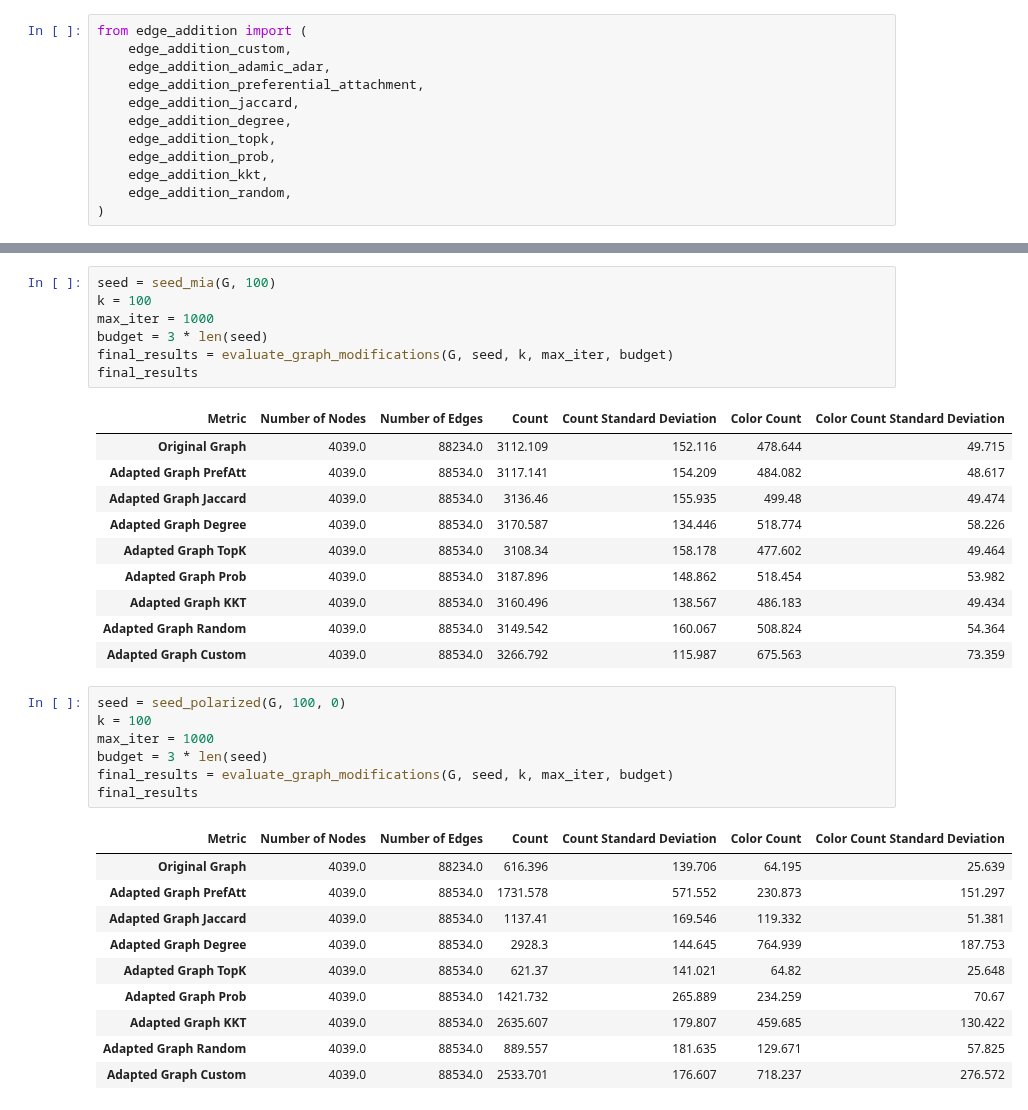
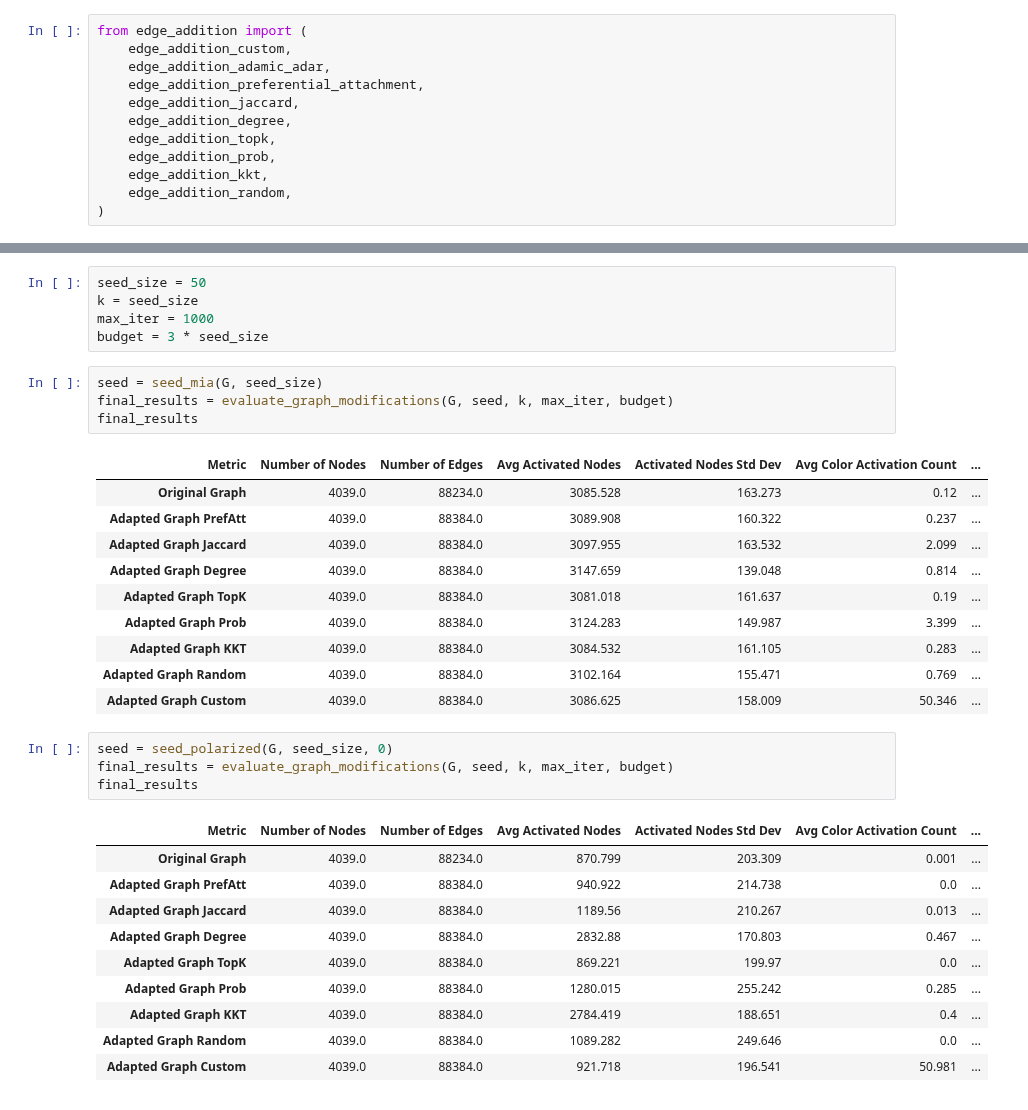
Before and after one commit to jonasq99/Designing_Link_Recommendation_Methods_to_Reduce_Polarization, a Jupyter notebook: link_addidtion.ipynb, the cells around one changed output, grey strips where cells are left out. Saved outputs shown, nothing was run; the diff lists cells and outputs as text.

```diff
--- a/link_addidtion.ipynb
+++ b/link_addidtion.ipynb
@@ -132,37 +143,36 @@ Number of Edges: 88234
+# %%
+seed_size = 50
+k = seed_size
+max_iter = 1000
+budget = 3 * seed_size
 # %%
-seed = seed_mia(G, 100)
-k = 100
-max_iter = 1000
-budget = 3 * len(seed)
+seed = seed_mia(G, seed_size)
 final_results = evaluate_graph_modifications(G, seed, k, max_iter, budget)
 final_results
 # %% [output]
-| Metric | Number of Nodes | Number of Edges | Count | Count Standard Deviation | Color Count | Color Count Standard Deviation |
-| Original Graph | 4039.0 | 88234.0 | 3112.109 | 152.116 | 478.644 | 49.715 |
-| Adapted Graph PrefAtt | 4039.0 | 88534.0 | 3117.141 | 154.209 | 484.082 | 48.617 |
-| Adapted Graph Jaccard | 4039.0 | 88534.0 | 3136.46 | 155.935 | 499.48 | 49.474 |
-| Adapted Graph Degree | 4039.0 | 88534.0 | 3170.587 | 134.446 | 518.774 | 58.226 |
-| Adapted Graph TopK | 4039.0 | 88534.0 | 3108.34 | 158.178 | 477.602 | 49.464 |
-| Adapted Graph Prob | 4039.0 | 88534.0 | 3187.896 | 148.862 | 518.454 | 53.982 |
-| Adapted Graph KKT | 4039.0 | 88534.0 | 3160.496 | 138.567 | 486.183 | 49.434 |
-| Adapted Graph Random | 4039.0 | 88534.0 | 3149.542 | 160.067 | 508.824 | 54.364 |
-| Adapted Graph Custom | 4039.0 | 88534.0 | 3266.792 | 115.987 | 675.563 | 73.359 |
+| Metric | Number of Nodes | Number of Edges | Avg Activated Nodes | Activated Nodes Std Dev | Avg Color Activation Count | ... |
+| Original Graph | 4039.0 | 88234.0 | 3085.528 | 163.273 | 0.12 | ... |
+| Adapted Graph PrefAtt | 4039.0 | 88384.0 | 3089.908 | 160.322 | 0.237 | ... |
+| Adapted Graph Jaccard | 4039.0 | 88384.0 | 3097.955 | 163.532 | 2.099 | ... |
+| Adapted Graph Degree | 4039.0 | 88384.0 | 3147.659 | 139.048 | 0.814 | ... |
+| Adapted Graph TopK | 4039.0 | 88384.0 | 3081.018 | 161.637 | 0.19 | ... |
+| Adapted Graph Prob | 4039.0 | 88384.0 | 3124.283 | 149.987 | 3.399 | ... |
+| Adapted Graph KKT | 4039.0 | 88384.0 | 3084.532 | 161.105 | 0.283 | ... |
+| Adapted Graph Random | 4039.0 | 88384.0 | 3102.164 | 155.471 | 0.769 | ... |
+| Adapted Graph Custom | 4039.0 | 88384.0 | 3086.625 | 158.009 | 50.346 | ... |
 # %%
-seed = seed_polarized(G, 100, 0)
-k = 100
-max_iter = 1000
-budget = 3 * len(seed)
+seed = seed_polarized(G, seed_size, 0)
 final_results = evaluate_graph_modifications(G, seed, k, max_iter, budget)
 final_results
 # %% [output]
-| Metric | Number of Nodes | Number of Edges | Count | Count Standard Deviation | Color Count | Color Count Standard Deviation |
-| Original Graph | 4039.0 | 88234.0 | 616.396 | 139.706 | 64.195 | 25.639 |
-| Adapted Graph PrefAtt | 4039.0 | 88534.0 | 1731.578 | 571.552 | 230.873 | 151.297 |
-| Adapted Graph Jaccard | 4039.0 | 88534.0 | 1137.41 | 169.546 | 119.332 | 51.381 |
-| Adapted Graph Degree | 4039.0 | 88534.0 | 2928.3 | 144.645 | 764.939 | 187.753 |
-| Adapted Graph TopK | 4039.0 | 88534.0 | 621.37 | 141.021 | 64.82 | 25.648 |
-| Adapted Graph Prob | 4039.0 | 88534.0 | 1421.732 | 265.889 | 234.259 | 70.67 |
-| Adapted Graph KKT | 4039.0 | 88534.0 | 2635.607 | 179.807 | 459.685 | 130.422 |
-| Adapted Graph Random | 4039.0 | 88534.0 | 889.557 | 181.635 | 129.671 | 57.825 |
-| Adapted Graph Custom | 4039.0 | 88534.0 | 2533.701 | 176.607 | 718.237 | 276.572 |
+| Metric | Number of Nodes | Number of Edges | Avg Activated Nodes | Activated Nodes Std Dev | Avg Color Activation Count | ... |
+| Original Graph | 4039.0 | 88234.0 | 870.799 | 203.309 | 0.001 | ... |
+| Adapted Graph PrefAtt | 4039.0 | 88384.0 | 940.922 | 214.738 | 0.0 | ... |
+| Adapted Graph Jaccard | 4039.0 | 88384.0 | 1189.56 | 210.267 | 0.013 | ... |
+| Adapted Graph Degree | 4039.0 | 88384.0 | 2832.88 | 170.803 | 0.467 | ... |
+| Adapted Graph TopK | 4039.0 | 88384.0 | 869.221 | 199.97 | 0.0 | ... |
+| Adapted Graph Prob | 4039.0 | 88384.0 | 1280.015 | 255.242 | 0.285 | ... |
+| Adapted Graph KKT | 4039.0 | 88384.0 | 2784.419 | 188.651 | 0.4 | ... |
+| Adapted Graph Random | 4039.0 | 88384.0 | 1089.282 | 249.646 | 0.0 | ... |
+| Adapted Graph Custom | 4039.0 | 88384.0 | 921.718 | 196.541 | 50.981 | ... |
 # %%
```
Also changed, not shown: parts of 5 cells of this notebook, 2 other files.
